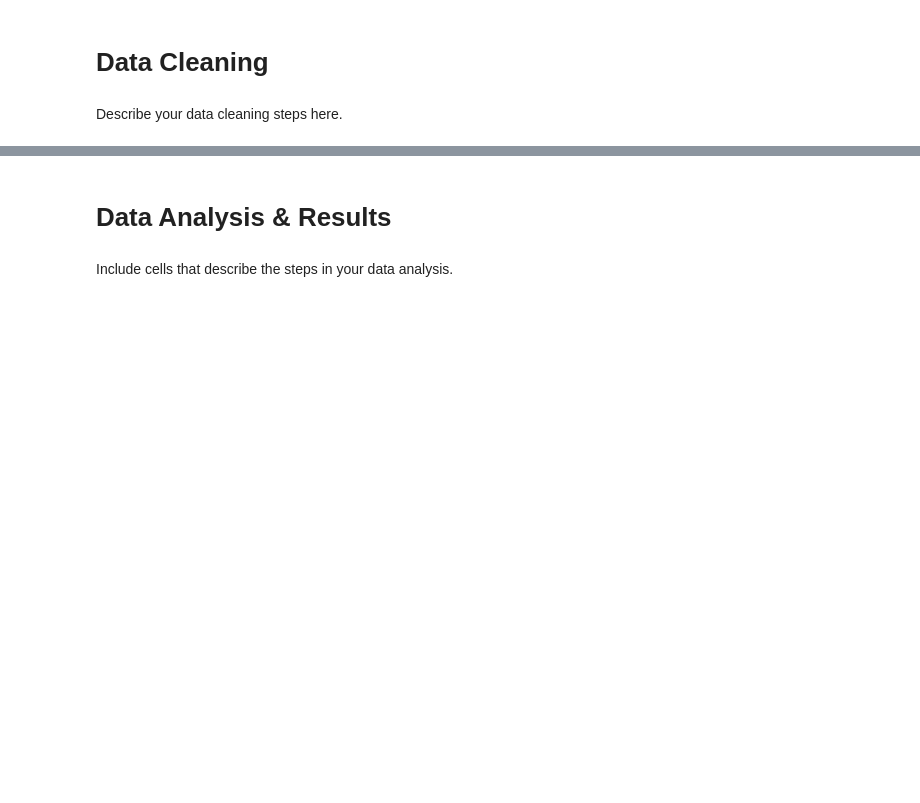
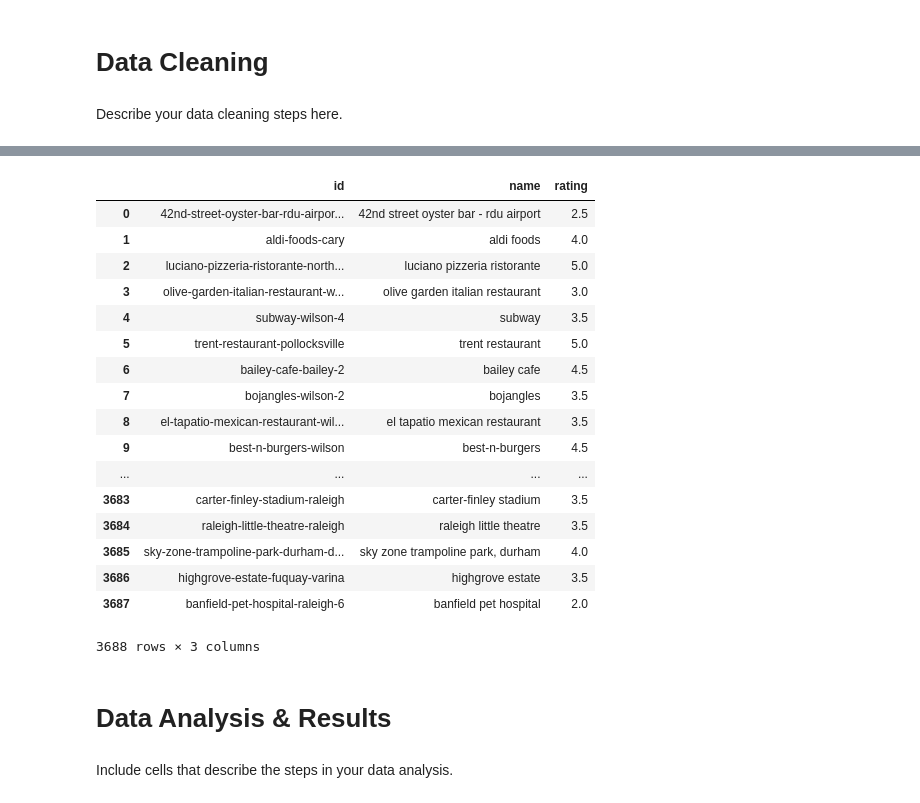
Before and after one commit to COGS108/individual_sp20, a Jupyter notebook: final_project/FinalProject_nkeodara.ipynb, the cells around one changed output, grey strips where cells are left out. Drawn from its saved outputs; the diff is of its cells as text; code cells hidden in the pictures; blank space fills up the shorter version.

```diff
--- a/final_project/FinalProject_nkeodara.ipynb
+++ b/final_project/FinalProject_nkeodara.ipynb
@@ -52,3 +202,26 @@ Describe your data cleaning steps here.
+# %%
+#Keep relevant data
+ydf = ydf[['id', 'name', 'rating']]
+ydf
+# %% [output]
+|  | id | name | rating |
+| 0 | 42nd-street-oyster-bar-rdu-airpor... | 42nd street oyster bar - rdu airport | 2.5 |
+| 1 | aldi-foods-cary | aldi foods | 4.0 |
+| 2 | luciano-pizzeria-ristorante-north... | luciano pizzeria ristorante | 5.0 |
+| 3 | olive-garden-italian-restaurant-w... | olive garden italian restaurant | 3.0 |
+| 4 | subway-wilson-4 | subway | 3.5 |
+| 5 | trent-restaurant-pollocksville | trent restaurant | 5.0 |
+| 6 | bailey-cafe-bailey-2 | bailey cafe | 4.5 |
+| 7 | bojangles-wilson-2 | bojangles | 3.5 |
+| 8 | el-tapatio-mexican-restaurant-wil... | el tapatio mexican restaurant | 3.5 |
+| 9 | best-n-burgers-wilson | best-n-burgers | 4.5 |
+| ... | ... | ... | ... |
+| 3683 | carter-finley-stadium-raleigh | carter-finley stadium | 3.5 |
+| 3684 | raleigh-little-theatre-raleigh | raleigh little theatre | 3.5 |
+| 3685 | sky-zone-trampoline-park-durham-d... | sky zone trampoline park, durham | 4.0 |
+| 3686 | highgrove-estate-fuquay-varina | highgrove estate | 3.5 |
+| 3687 | banfield-pet-hospital-raleigh-6 | banfield pet hospital | 2.0 |
+3688 rows × 3 columns
 # %% [markdown]
 # Data Analysis & Results
 # %% [markdown]
```
Also changed, not shown: parts of 25 cells of this notebook.
